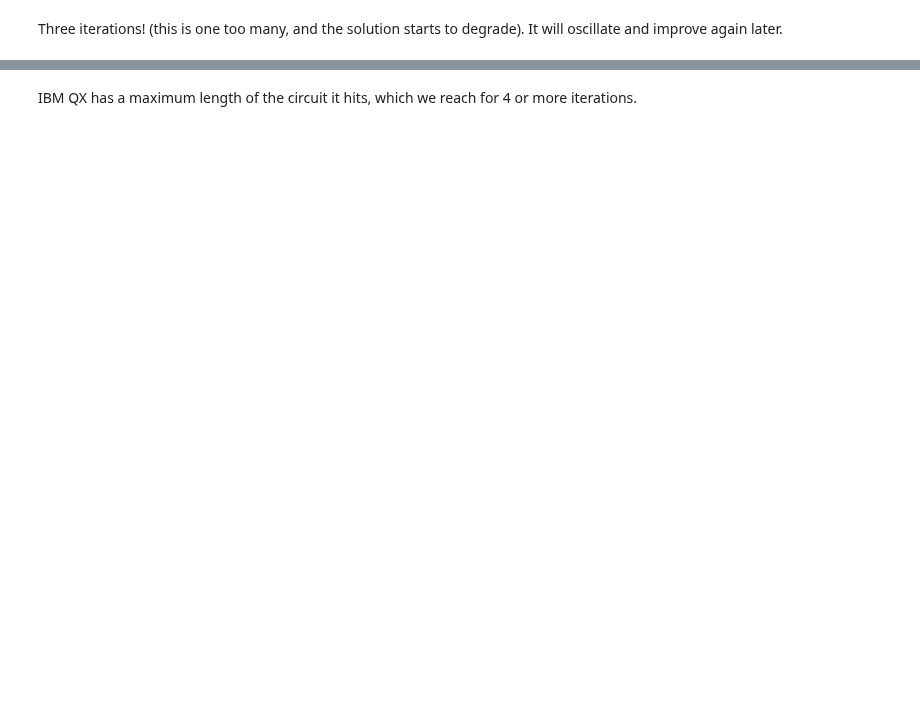
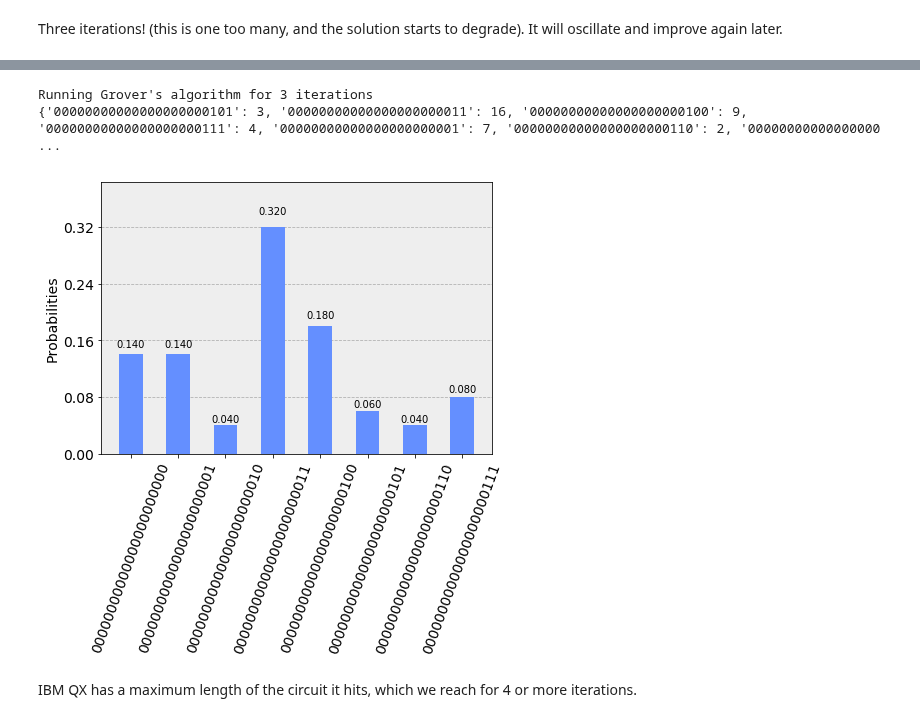
Before and after one commit to PacktPublishing/Mastering-Quantum-Computing-with-IBM-QX, a Jupyter notebook: Chapter10_GroversAlgorithm/GroversAlgorithm.ipynb, the cells around one changed output, grey strips where cells are left out. Saved outputs shown, nothing was run; the diff lists cells and outputs as text; code cells hidden in the pictures; blank space fills up the shorter version.

```diff
--- a/Chapter10_GroversAlgorithm/GroversAlgorithm.ipynb
+++ b/Chapter10_GroversAlgorithm/GroversAlgorithm.ipynb
@@ -495,2 +494,9 @@ run_3sat_mystery_grover_ibm_sim(num_iterations=3)
+# %%
+final=run_3sat_mystery_grover_ibm_sim(num_iterations=3)
+plot_histogram(final)
+# %% [output]
+Running Grover's algorithm for 3 iterations
+{'00000000000000000000101': 3, '00000000000000000000011': 16, '00000000000000000000100': 9, '00000000000000000000111': 4, '00000000000000000000001': 7, '00000000000000000000110': 2, '00000000000000000 ...
+[figure, added]
 # %% [markdown]
 IBM QX has a maximum length of the circuit it hits, which we reach for 4 or more iterations.
```
Also changed, not shown: parts of 10 cells of this notebook.
